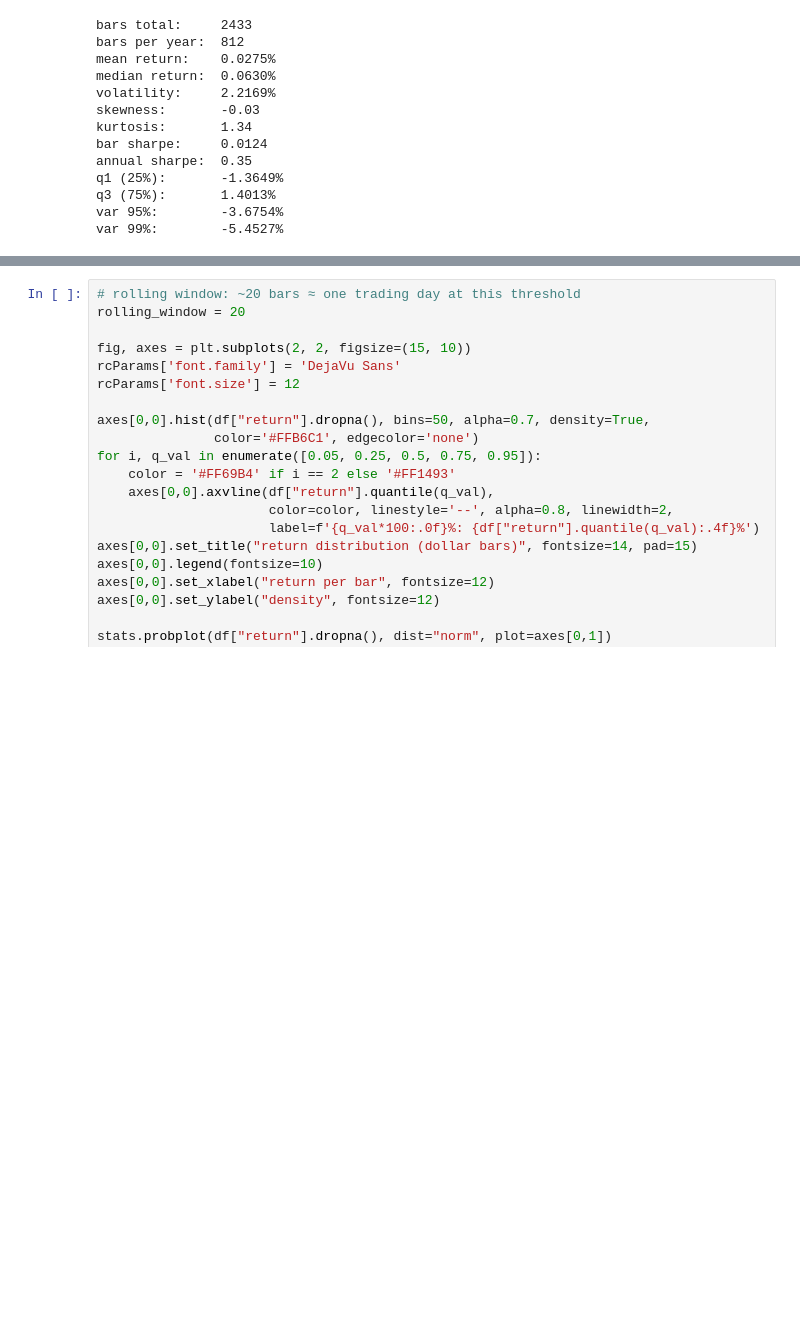
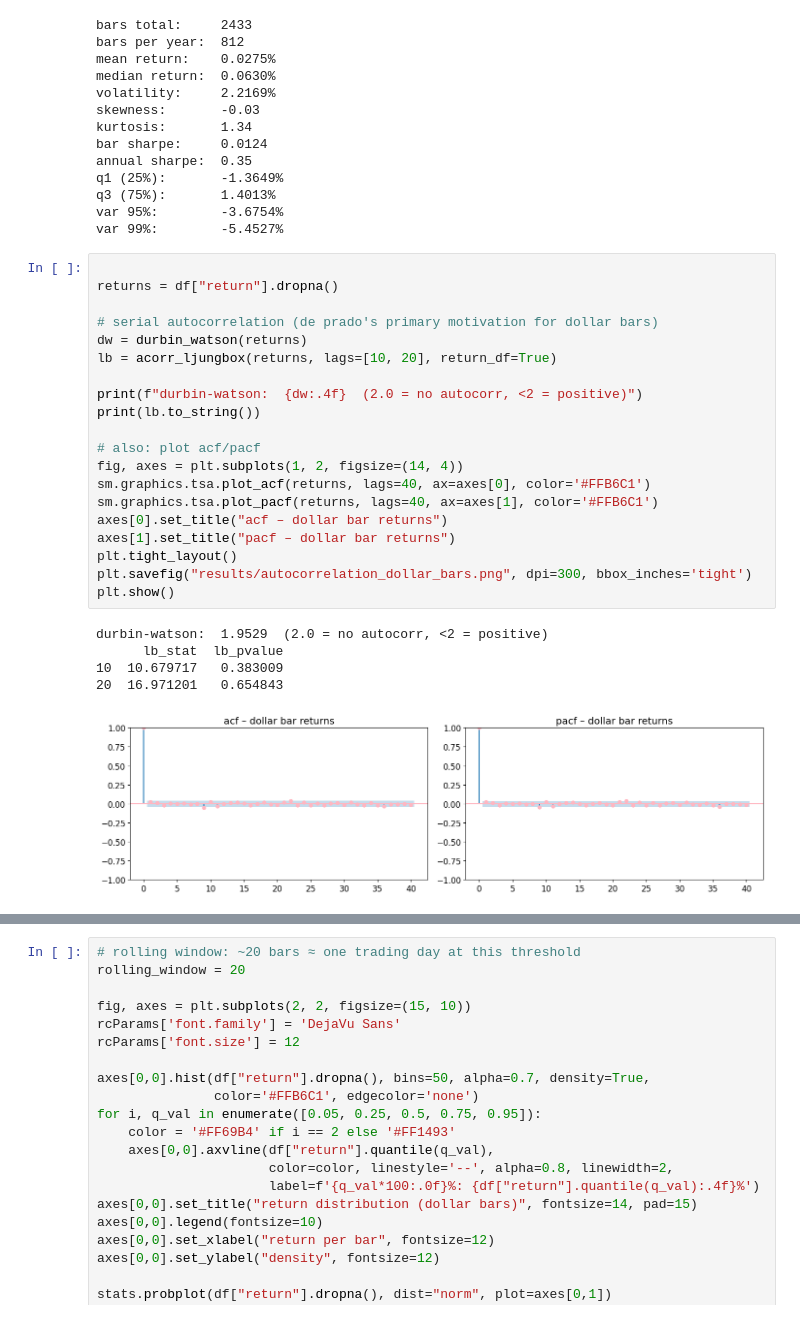
Before and after one commit to pynat/causality, a Jupyter notebook: inference_and_causality.ipynb, the cells around one changed output, grey strips where cells are left out. Saved outputs shown, nothing was run; the diff lists cells and outputs as text; blank space fills up the shorter version.

```diff
--- a/inference_and_causality.ipynb
+++ b/inference_and_causality.ipynb
@@ -227,3 +230,29 @@ q1 (25%):       -1.3649%
 q3 (75%):       1.4013%
 var 95%:        -3.6754%
 var 99%:        -5.4527%
+# %%
+
+returns = df["return"].dropna()
+
+# serial autocorrelation (de prado's primary motivation for dollar bars)
+dw = durbin_watson(returns)
+lb = acorr_ljungbox(returns, lags=[10, 20], return_df=True)
+
+print(f"durbin-watson:  {dw:.4f}  (2.0 = no autocorr, <2 = positive)")
+print(lb.to_string())
+
+# also: plot acf/pacf
+fig, axes = plt.subplots(1, 2, figsize=(14, 4))
+sm.graphics.tsa.plot_acf(returns, lags=40, ax=axes[0], color='#FFB6C1')
+sm.graphics.tsa.plot_pacf(returns, lags=40, ax=axes[1], color='#FFB6C1')
+axes[0].set_title("acf – dollar bar returns")
+axes[1].set_title("pacf – dollar bar returns")
+plt.tight_layout()
+plt.savefig("results/autocorrelation_dollar_bars.png", dpi=300, bbox_inches='tight')
+plt.show()
+# %% [output]
+durbin-watson:  1.9529  (2.0 = no autocorr, <2 = positive)
+      lb_stat  lb_pvalue
+10  10.679717   0.383009
+20  16.971201   0.654843
+[figure, added]
```
Also changed, not shown: parts of 28 cells of this notebook, 7 other files.
